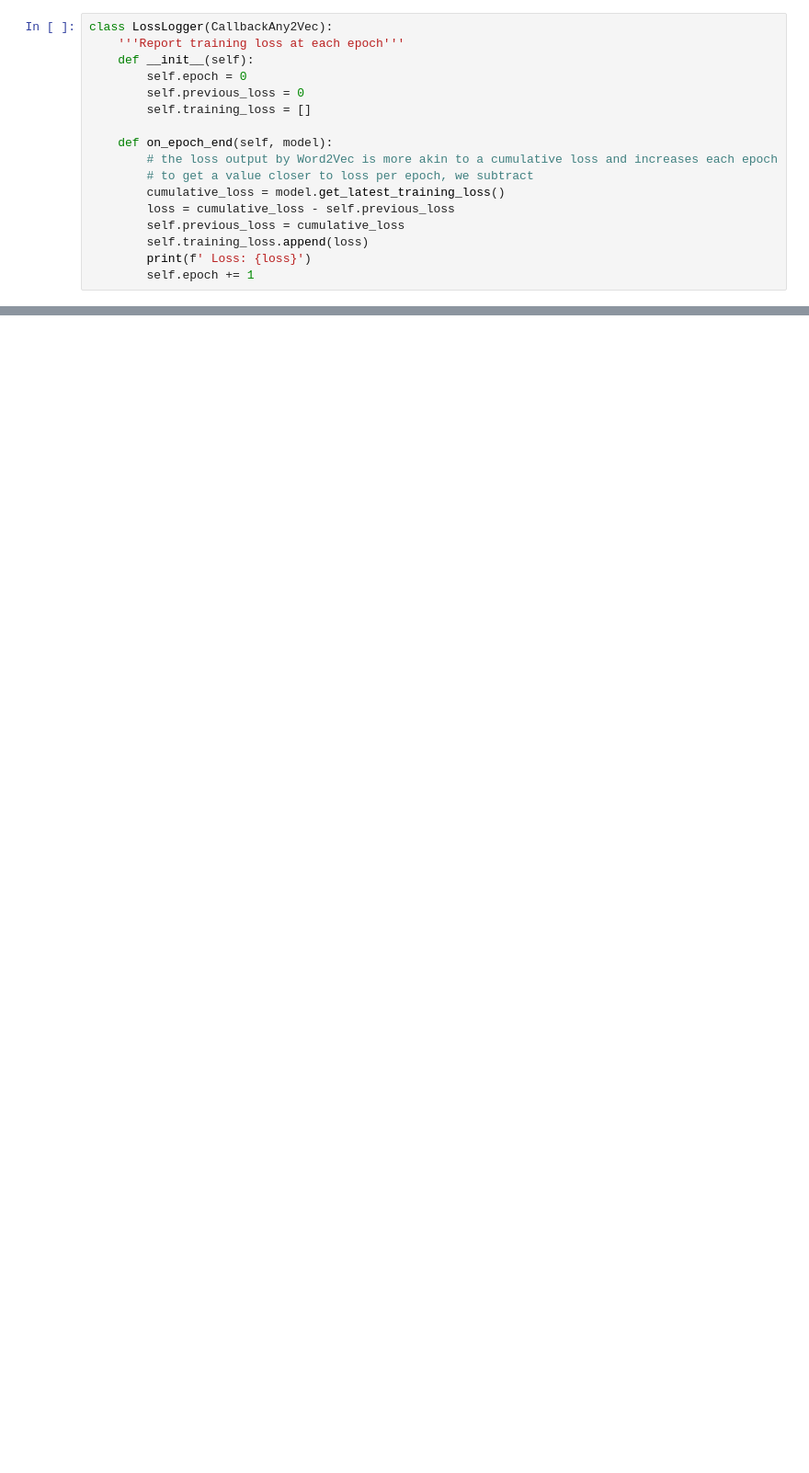
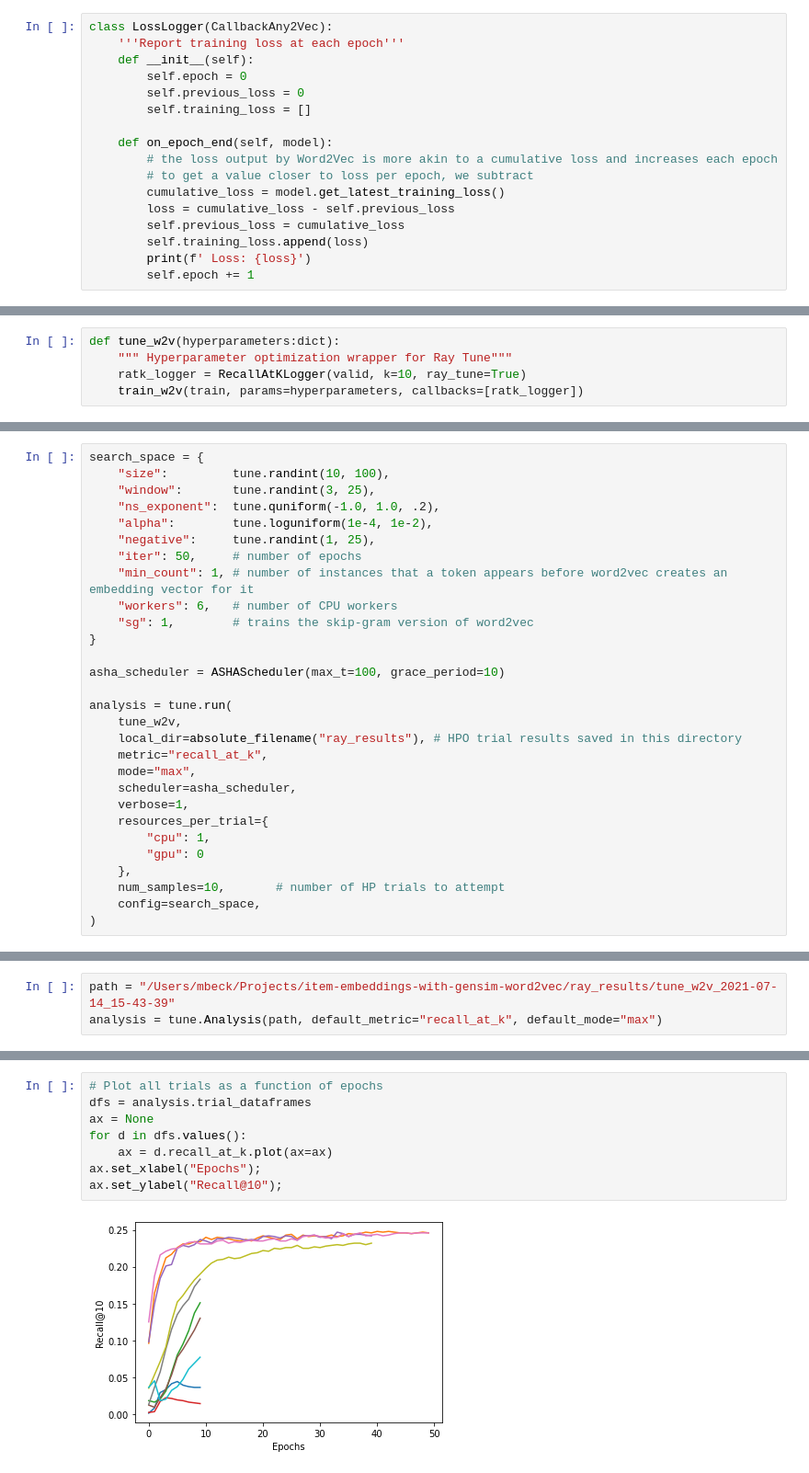
Before and after one commit to fastforwardlabs/train_embeddings_with_gensim, a Jupyter notebook: train_gensim_word2vec.ipynb, the cells around one changed output, grey strips where cells are left out. Shown: that part at 92% size. Cells and saved outputs as stored; diff of their text form; blank space fills up the shorter version.

Commit message:
first pass at all the words to go with the code

```diff
--- a/train_gensim_word2vec.ipynb
+++ b/train_gensim_word2vec.ipynb
@@ -202,0 +217,5 @@ Could visualize the early stopping mechanism.
+# %%
+def tune_w2v(hyperparameters:dict):
+    """ Hyperparameter optimization wrapper for Ray Tune"""
+    ratk_logger = RecallAtKLogger(valid, k=10, ray_tune=True)
+    train_w2v(train, params=hyperparameters, callbacks=[ratk_logger])
@@ -202,0 +228,29 @@ Could visualize the early stopping mechanism.
+# %%
+search_space = {
+    "size":         tune.randint(10, 100),
+    "window":       tune.randint(3, 25),
+    "ns_exponent":  tune.quniform(-1.0, 1.0, .2),
+    "alpha":        tune.loguniform(1e-4, 1e-2),
+    "negative":     tune.randint(1, 25),
+    "iter": 50,     # number of epochs
+    "min_count": 1, # number of instances that a token appears before word2vec creates an embedding vector for it
+    "workers": 6,   # number of CPU workers
+    "sg": 1,        # trains the skip-gram version of word2vec
+}
+
+asha_scheduler = ASHAScheduler(max_t=100, grace_period=10)
+
+analysis = tune.run(
+    tune_w2v,
+    local_dir=absolute_filename("ray_results"), # HPO trial results saved in this directory
+    metric="recall_at_k",
+    mode="max",
+    scheduler=asha_scheduler,
+    verbose=1,
+    resources_per_trial={
+        "cpu": 1,
+        "gpu": 0
+    },
+    num_samples=10,       # number of HP trials to attempt
+    config=search_space,
+)
@@ -202,0 +266,3 @@ Could visualize the early stopping mechanism.
+# %%
+path = "/Users/mbeck/Projects/item-embeddings-with-gensim-word2vec/ray_results/tune_w2v_2021-07-14_15-43-39"
+analysis = tune.Analysis(path, default_metric="recall_at_k", default_mode="max")
@@ -202,0 +272,10 @@ Could visualize the early stopping mechanism.
+# %%
+# Plot all trials as a function of epochs
+dfs = analysis.trial_dataframes
+ax = None
+for d in dfs.values():
+    ax = d.recall_at_k.plot(ax=ax)
+ax.set_xlabel("Epochs");
+ax.set_ylabel("Recall@10");
+# %% [output]
+[figure, added]
```
Also changed, not shown: parts of 47 cells of this notebook.
